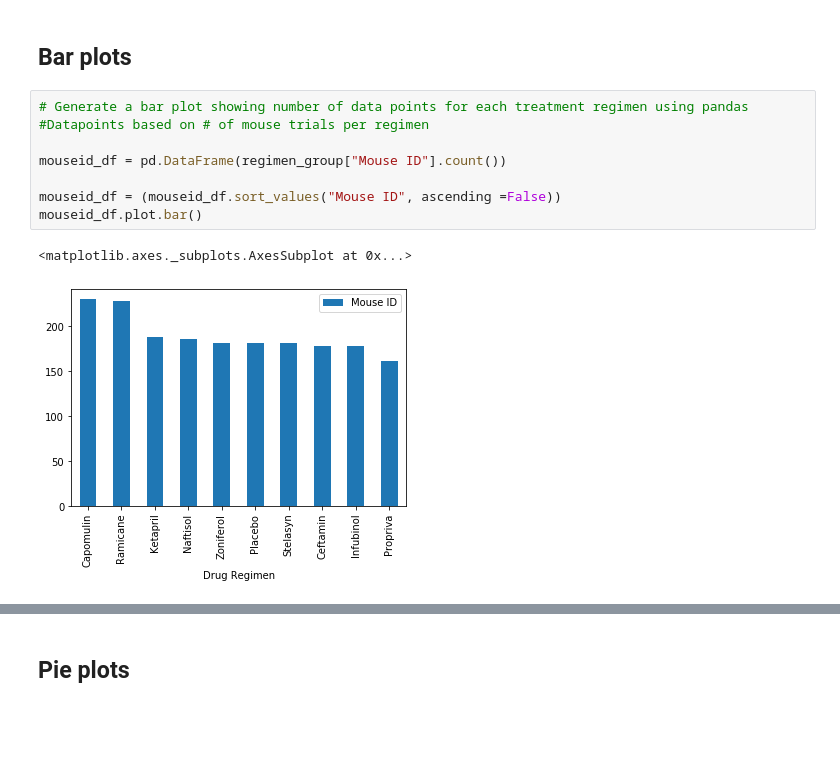
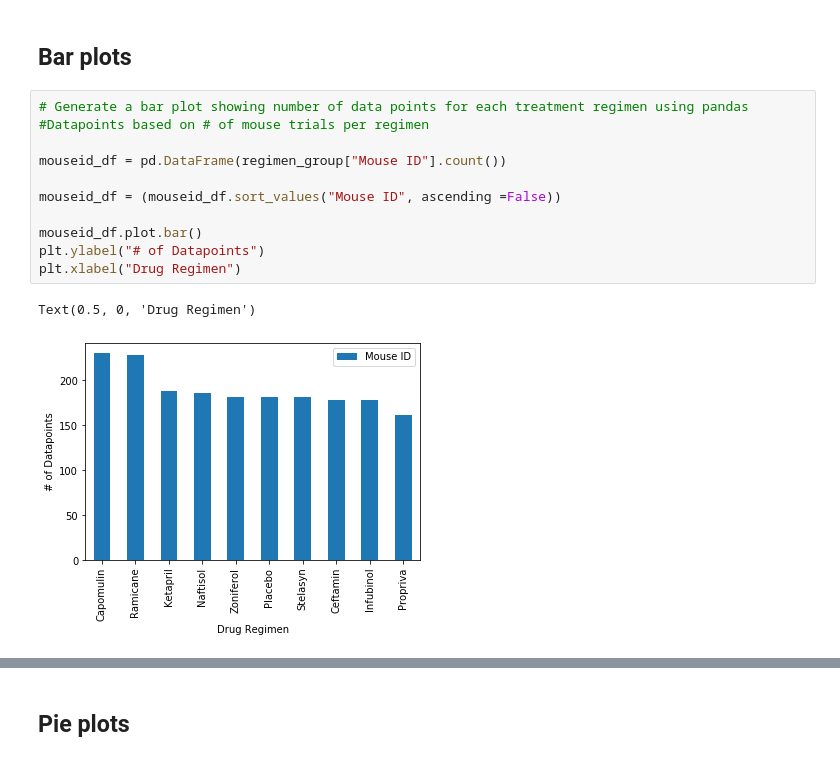
Before and after one commit to michaeltrias/matplotlib_hw, a Jupyter notebook: pymaceuticals2.ipynb, the cells around one changed output, grey strips where cells are left out. Saved outputs shown, nothing was run; the diff lists cells and outputs as text; blank space fills up the shorter version.

```diff
--- a/pymaceuticals2.ipynb
+++ b/pymaceuticals2.ipynb
@@ -86,14 +87,17 @@ regimen_summary4
 # %%
 # Generate a bar plot showing number of data points for each treatment regimen using pandas
 #Datapoints based on # of mouse trials per regimen
 
 mouseid_df = pd.DataFrame(regimen_group["Mouse ID"].count())
 
 mouseid_df = (mouseid_df.sort_values("Mouse ID", ascending =False))
+
 mouseid_df.plot.bar()
+plt.ylabel("# of Datapoints")
+plt.xlabel("Drug Regimen")
 # %% [output]
-<matplotlib.axes._subplots.AxesSubplot at 0x...>
+Text(0.5, 0, 'Drug Regimen')
-[figure, old version]
+[figure, new version]
 # %%
 # Generate a bar plot showing number of data points for each treatment regimen using pyplot
 #plt.plot()
```
Also changed, not shown: parts of 7 cells of this notebook.
